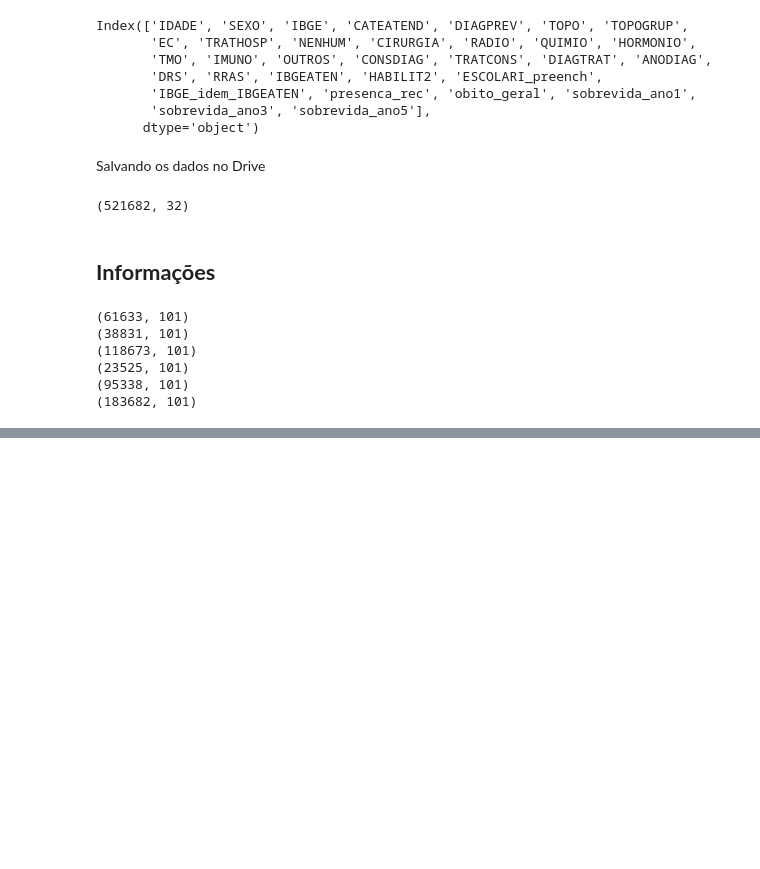
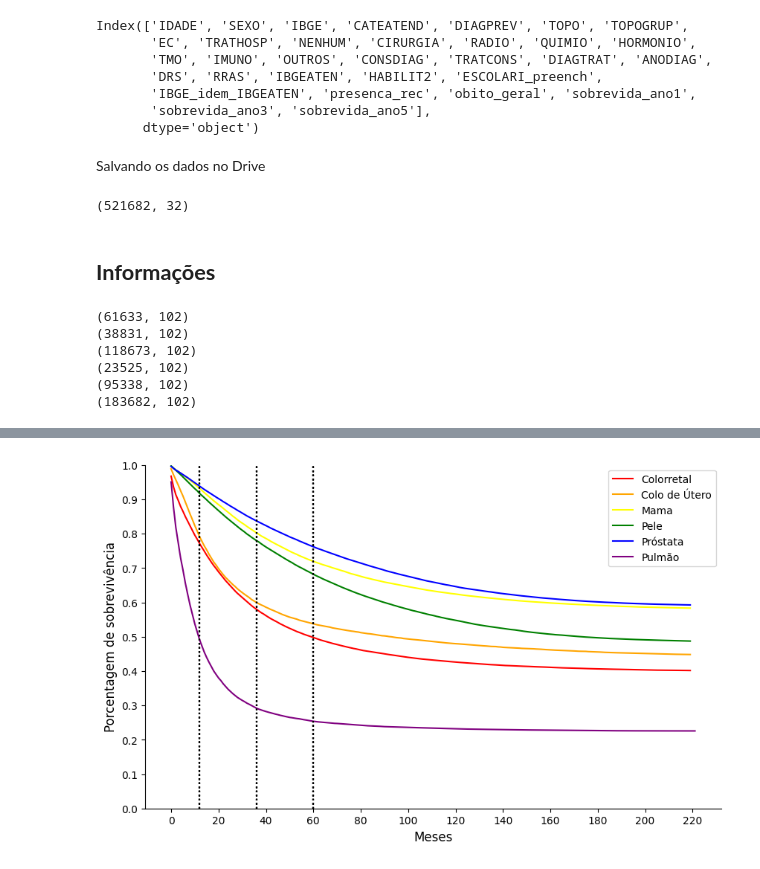
Before and after one commit to Lucas-Buk/cancer_cross_prediction, a Jupyter notebook: [Mais incidentes] Preparação dos dados.ipynb, the cells around one changed output, grey strips where cells are left out. Cells and saved outputs as stored; diff of their text form; code cells hidden in the pictures; blank space fills up the shorter version.

```diff
--- a/[Mais incidentes] Preparação dos dados.ipynb
+++ b/[Mais incidentes] Preparação dos dados.ipynb
@@ -381,6 +381,7 @@ def data_prep_v2(df, topogrup):
     df_aux['DIAGTRAT'] = (df_aux.DTTRAT - df_aux.DTDIAG).dt.days
     df_aux['TRATCONS'] = (df_aux.DTTRAT - df_aux.DTCONSULT).dt.days
     df_aux['ULTIDIAG'] = (df_aux.DTULTINFO - df_aux.DTDIAG).dt.days
+    df_aux['ULTITRAT'] = (df_aux.DTULTINFO - df_aux.DTTRAT).dt.days
 
     print(df_aux.shape)
 
@@ -401,12 +402,12 @@ df_colo_utero = data_prep_v2(df_geral, colo_utero)
 df_prostata = data_prep_v2(df_geral, prostata)
 df_pele = data_prep_v2(df_geral, pele)
 # %% [output]
-(61633, 101)
-(38831, 101)
-(118673, 101)
-(23525, 101)
-(95338, 101)
-(183682, 101)
+(61633, 102)
+(38831, 102)
+(118673, 102)
+(23525, 102)
+(95338, 102)
+(183682, 102)
 # %%
 import plotly.graph_objects as go
 
@@ -433,3 +434,46 @@ fig.update_traces(texttemplate='%{text:.3s}', textposition='outside')
 fig.show()
 # %% [output]
 [interactive output not drawn]
+# %%
+import matplotlib.pyplot as plt
+
+def plot_survs(list_dfs):
+    """
+    """
+    plt.figure(figsize=(10, 6))
+
+    for i, df in enumerate(list_dfs):
+
+        df_aux = df.copy()
+        nomes = ['Colorretal', 'Colo de Útero', 'Mama', 'Pele', 'Próstata', 'Pulmão']
+        colors = ['red', 'orange', 'yellow', 'green', 'blue', 'purple']
+        df_aux['meses_trat'] = (df_aux['ULTITRAT']/30).round()
+        df_aux = (df_aux.groupby(by=['meses_trat'])['obito_geral'].sum()/df_aux.shape[0]).reset_index()
+
+        soma = 1
+        val = df_aux['obito_geral'].values.copy()
+        for j in range(df_aux.shape[0]):
+            soma -= df_aux.obito_geral[j]
+            val[j] = soma
+
+        df_aux['perc'] = val
+        df_aux = df_aux[df_aux.meses_trat >= 0]
+
+        plt.plot(df_aux.meses_trat[:220], df_aux.perc[:220], color=colors[i], label=nomes[i])
+        plt.vlines(12, 0, 1, colors='k', linestyle='dotted')
+        plt.vlines(36, 0, 1, colors='k', linestyle='dotted')
+        plt.vlines(60, 0, 1, colors='k', linestyle='dotted')
+        plt.legend()
+        plt.xlabel('Meses', size=12)
+        plt.xticks(np.linspace(0, 220, 12))
+        plt.yticks(np.linspace(0, 1, 11))
+        plt.ylabel('Porcentagem de sobrevivência', size=12)
+        plt.ylim([0, 1.])
+        plt.gca().spines['top'].set_visible(False)
+        plt.gca().spines['right'].set_visible(False)
+
+    plt.show()
+# %%
+plot_survs([df_colo, df_colo_utero, df_mama, df_pele, df_prostata, df_pulmao])
+# %% [output]
+[figure, added]
```
Also changed, not shown: parts of 4 cells of this notebook, 2 other files.
